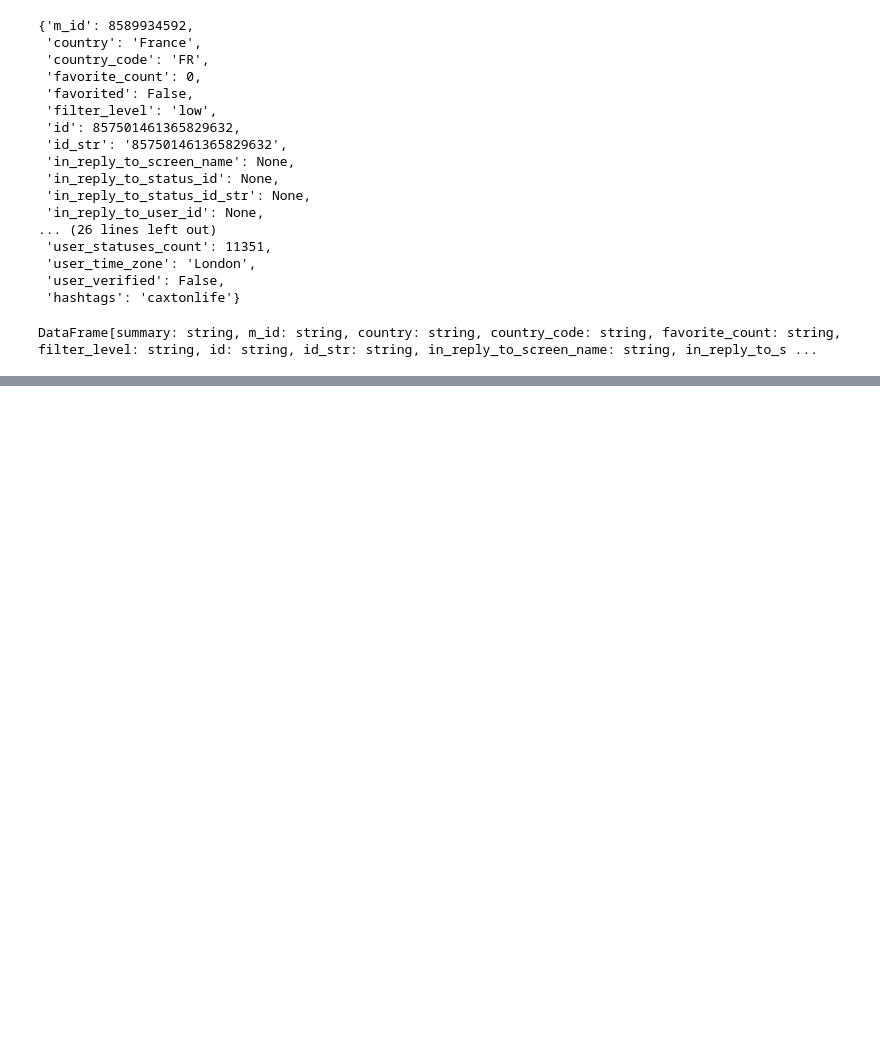
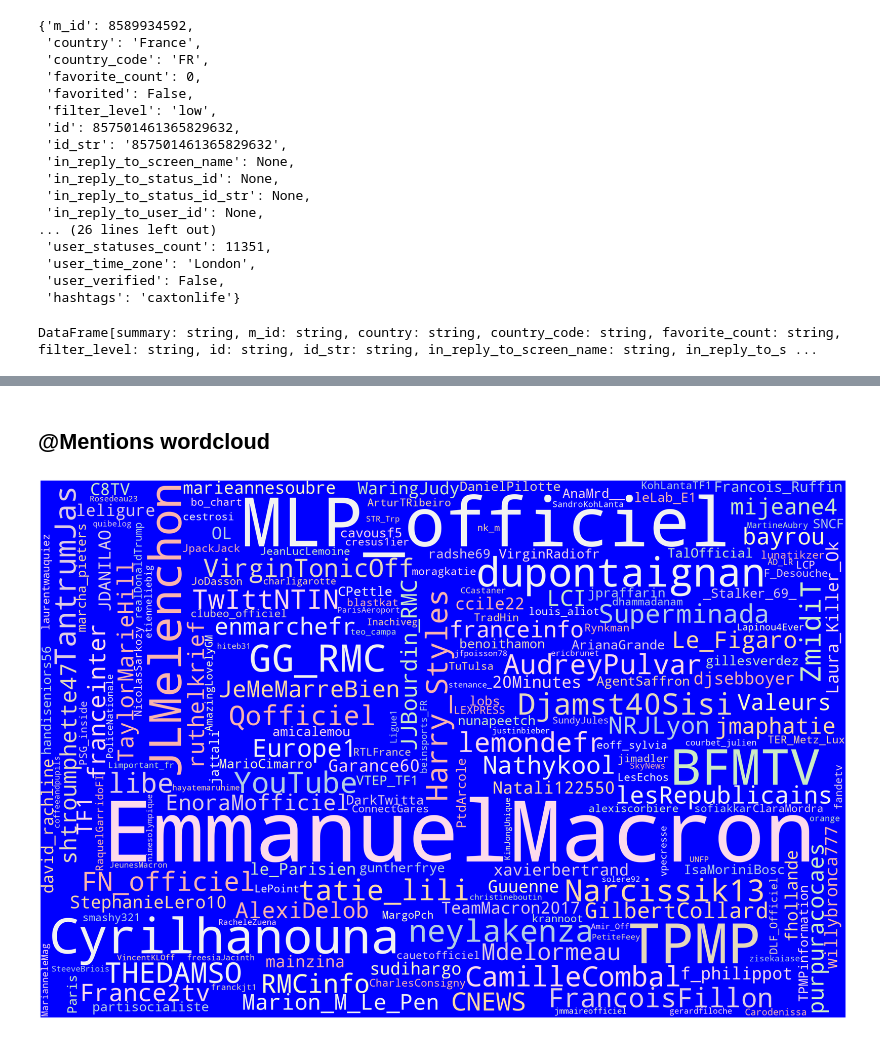
Before and after one commit to asml09/pyspark-case-study-gav, a Jupyter notebook: src/CaseStudy.ipynb, the cells around one changed output, grey strips where cells are left out. Cells and saved outputs as stored; diff of their text form; code cells hidden in the pictures; blank space fills up the shorter version.

```diff
--- a/src/CaseStudy.ipynb
+++ b/src/CaseStudy.ipynb
@@ -160,0 +199,17 @@ DataFrame[summary: string, m_id: string, country: string, country_code: string,
+# %% [markdown]
+## @Mentions wordcloud
+# %%
+query = """SELECT entities.user_mentions.screen_name as mentions FROM tweets"""
+mentions = spark.sql(query)
+mentions_df = mentions.toPandas()
+mentions_df.iloc[:,0]
+all_mentions = ''
+for mentions in mentions_df.iloc[:,0]:
+    if mentions:
+        for mention in mentions:
+            all_mentions += ' ' + mention
+wordcloud = WordCloud(width = 3000, height = 2000, random_state=1, background_color='blue', colormap='Pastel1', collocations=False, stopwords = STOPWORDS).generate(all_mentions)
+# Plot
+plot_cloud(wordcloud)
+# %% [output]
+[figure, added]
```
Also changed, not shown: parts of 3 cells of this notebook.
